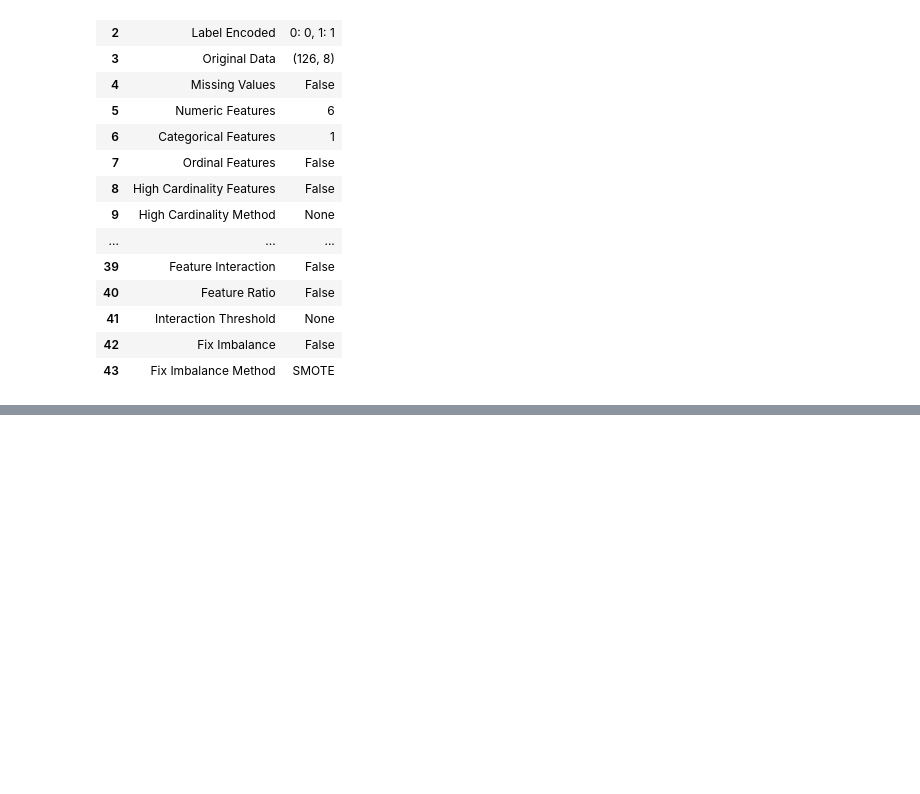
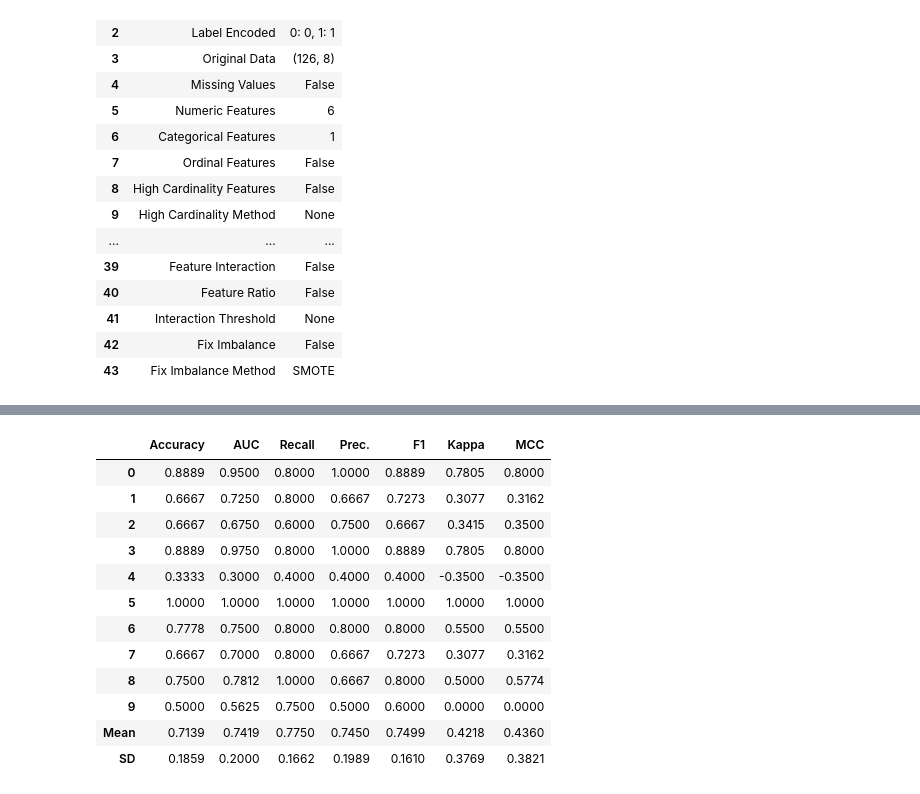
Before and after one commit to CraigBentzen/oD9uReDfdQZnxZyR, a Jupyter notebook: Solution.ipynb, the cells around one changed output, grey strips where cells are left out. Saved outputs shown, nothing was run; the diff lists cells and outputs as text; code cells hidden in the pictures; blank space fills up the shorter version.

```diff
--- a/Solution.ipynb
+++ b/Solution.ipynb
@@ -304,0 +326,17 @@ cat = create_model('catboost')
+# %%
+
+knn=create_model('knn')
+# %% [output]
+|  | Accuracy | AUC | Recall | Prec. | F1 | Kappa | MCC |
+| 0 | 0.8889 | 0.9500 | 0.8000 | 1.0000 | 0.8889 | 0.7805 | 0.8000 |
+| 1 | 0.6667 | 0.7250 | 0.8000 | 0.6667 | 0.7273 | 0.3077 | 0.3162 |
+| 2 | 0.6667 | 0.6750 | 0.6000 | 0.7500 | 0.6667 | 0.3415 | 0.3500 |
+| 3 | 0.8889 | 0.9750 | 0.8000 | 1.0000 | 0.8889 | 0.7805 | 0.8000 |
+| 4 | 0.3333 | 0.3000 | 0.4000 | 0.4000 | 0.4000 | -0.3500 | -0.3500 |
+| 5 | 1.0000 | 1.0000 | 1.0000 | 1.0000 | 1.0000 | 1.0000 | 1.0000 |
+| 6 | 0.7778 | 0.7500 | 0.8000 | 0.8000 | 0.8000 | 0.5500 | 0.5500 |
+| 7 | 0.6667 | 0.7000 | 0.8000 | 0.6667 | 0.7273 | 0.3077 | 0.3162 |
+| 8 | 0.7500 | 0.7812 | 1.0000 | 0.6667 | 0.8000 | 0.5000 | 0.5774 |
+| 9 | 0.5000 | 0.5625 | 0.7500 | 0.5000 | 0.6000 | 0.0000 | 0.0000 |
+| Mean | 0.7139 | 0.7419 | 0.7750 | 0.7450 | 0.7499 | 0.4218 | 0.4360 |
+| SD | 0.1859 | 0.2000 | 0.1662 | 0.1989 | 0.1610 | 0.3769 | 0.3821 |
```
Also changed, not shown: parts of 7 cells of this notebook.
